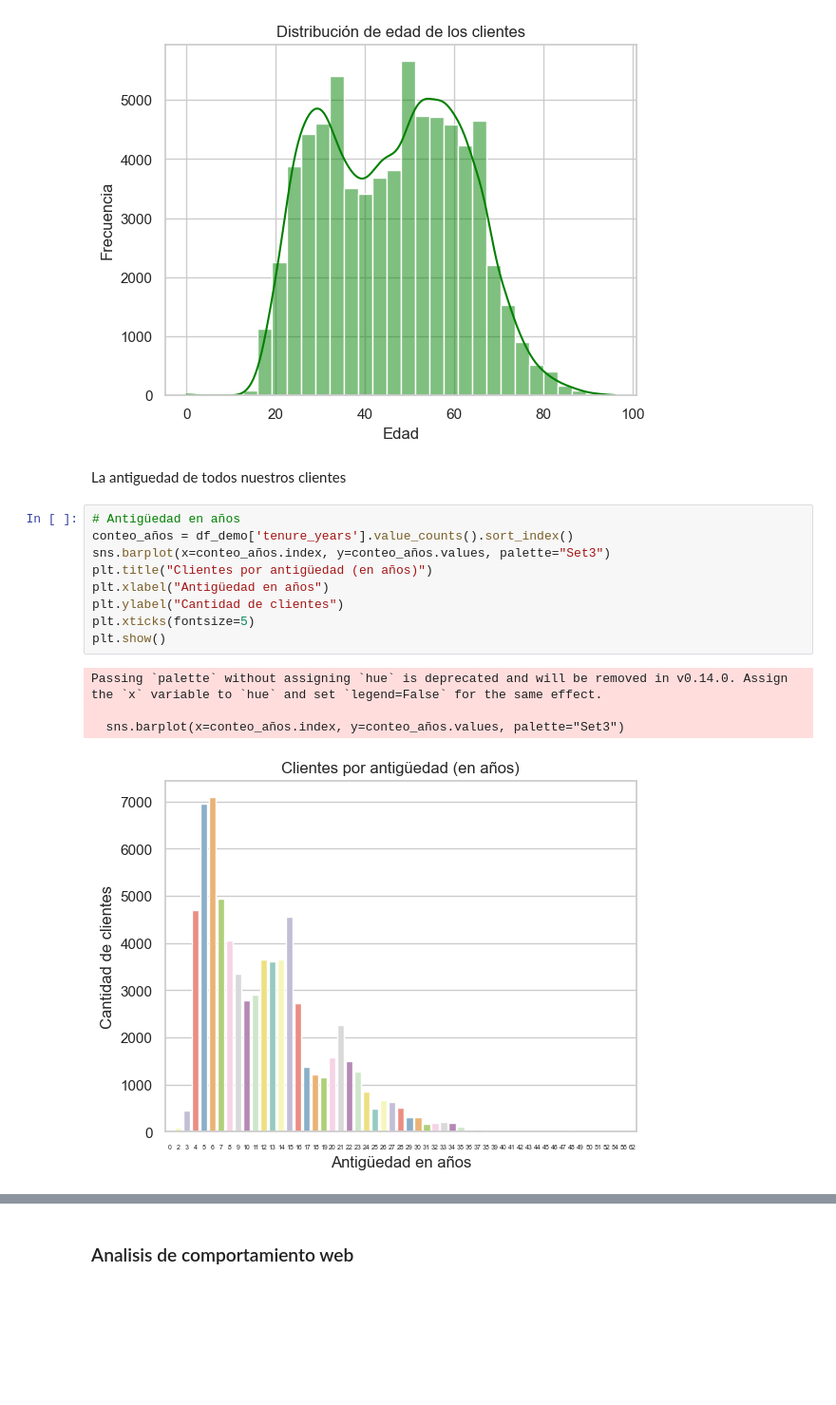
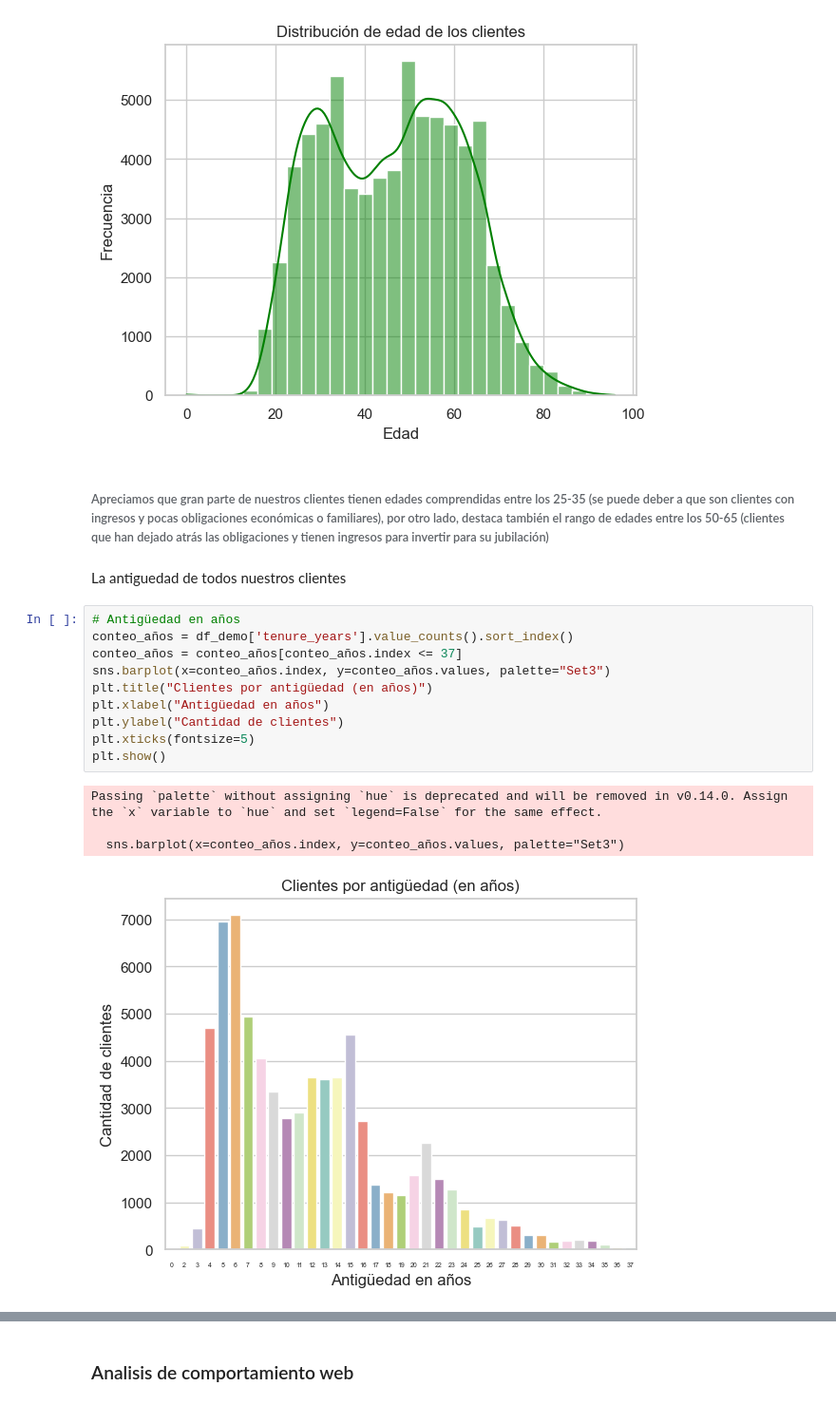
Before and after one commit to BorjaMendi/project_vanguard, a Jupyter notebook: project_vanguard.ipynb, the cells around one changed output, grey strips where cells are left out. Shown: that part at 95% size. Saved outputs shown, nothing was run; the diff lists cells and outputs as text; blank space fills up the shorter version.

```diff
--- a/project_vanguard.ipynb
+++ b/project_vanguard.ipynb
@@ -126,19 +128,22 @@ plt.ylabel("Frecuencia")
 plt.show()
 # %% [output]
 [figure]
+# %% [markdown]
+###### Apreciamos que gran parte de nuestros clientes tienen edades comprendidas entre los 25-35 (se puede deber a que son clientes con ingresos y pocas obligaciones económicas o familiares), por otro lado, destaca también el rango de edades entre los 50-65 (clientes que han dejado atrás las obligaciones y tienen ingresos para invertir para su jubilación)
 # %% [markdown]
 La antiguedad de todos nuestros clientes
 # %%
 # Antigüedad en años
 conteo_años = df_demo['tenure_years'].value_counts().sort_index()
+conteo_años = conteo_años[conteo_años.index <= 37]
 sns.barplot(x=conteo_años.index, y=conteo_años.values, palette="Set3")
 plt.title("Clientes por antigüedad (en años)")
 plt.xlabel("Antigüedad en años")
 plt.ylabel("Cantidad de clientes")
 plt.xticks(fontsize=5)
 plt.show()
 # %% [output]
 Passing `palette` without assigning `hue` is deprecated and will be removed in v0.14.0. Assign the `x` variable to `hue` and set `legend=False` for the same effect.
 
   sns.barplot(x=conteo_años.index, y=conteo_años.values, palette="Set3")
-[figure, old version]
+[figure, new version]
```
Also changed, not shown: parts of 13 cells of this notebook, 1 other file.
